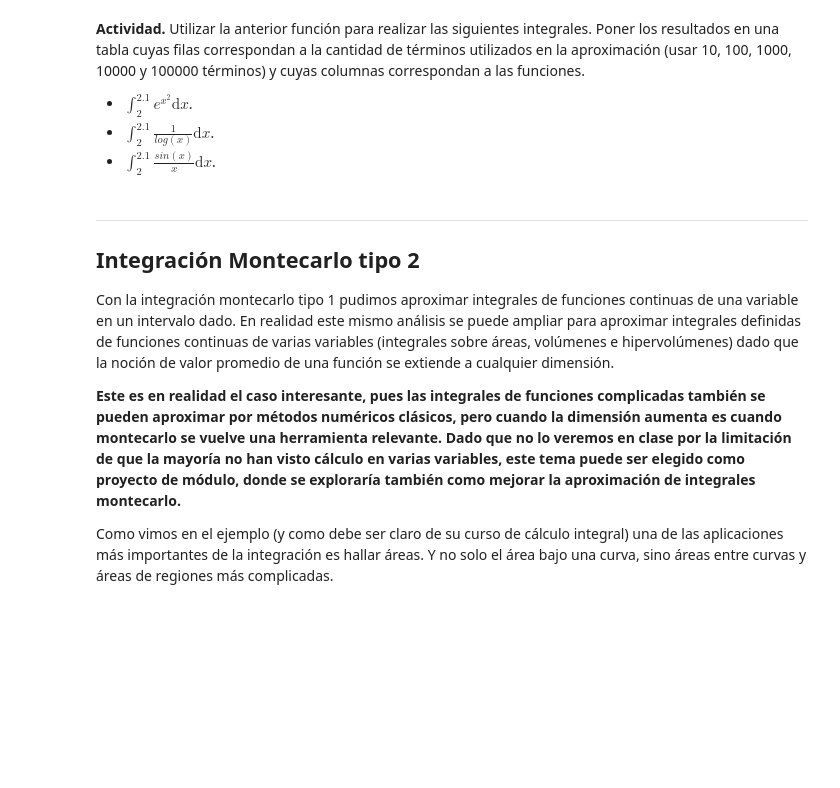
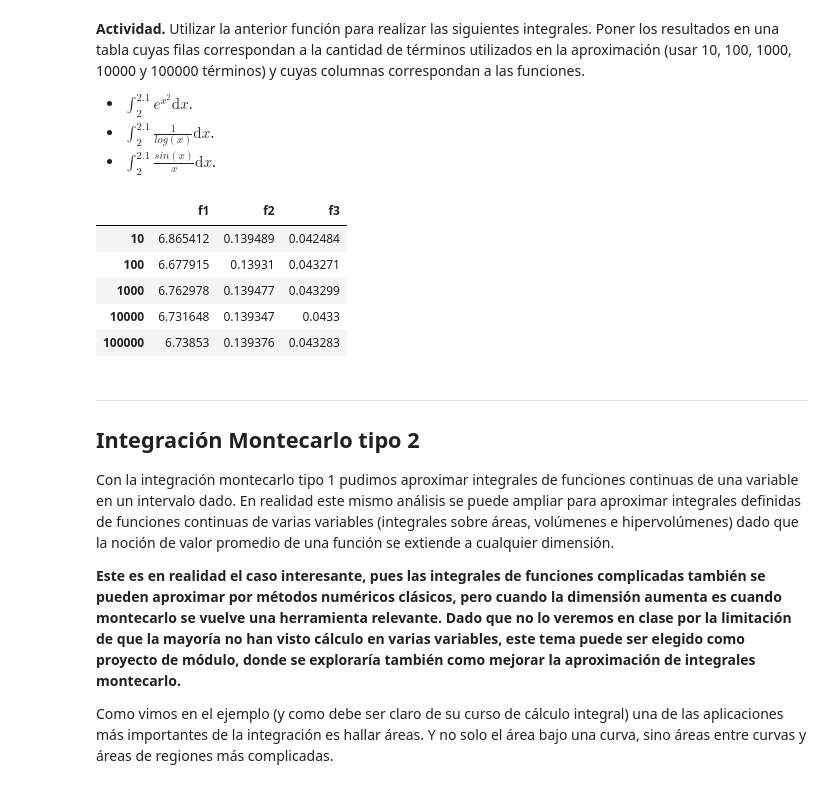
Before and after one commit to ArellanoMCarlos/SimMat_V2024, a Jupyter notebook: Montecarlo/IntegracionMontecarlo.ipynb, the cells around one changed output. Saved outputs shown, nothing was run; the diff lists cells and outputs as text; code cells hidden in the pictures; blank space fills up the shorter version.

```diff
--- a/Montecarlo/IntegracionMontecarlo.ipynb
+++ b/Montecarlo/IntegracionMontecarlo.ipynb
@@ -178,3 +182,8 @@ Escribamos una función que tenga como entradas:
 - el número de términos que se usará en la aproximación $N$,
 
 y que devuelva la aproximación montecarlo tipo 1 de la integral $\int_{a}^{b}f(x)\text{d}x$.
+# %%
+def integracion1(f,a,b,N):
+  u=np.random.uniform(a,b,N) # U(a,b)
+  y=f(u)
+  return y.mean()*(b-a)      # y.mean()  ->  promedio de 'y'  =  np.mean(y)
@@ -183,6 +196,25 @@ y que devuelva la aproximación montecarlo tipo 1 de la integral $\int_{a}^{b}f(
 - $\int_{2}^{2.1} e^{x^2}\text{d}x$.
 - $\int_{2}^{2.1} \frac{1}{log(x)}\text{d}x$.
 - $\int_{2}^{2.1} \frac{sin(x)}{x}\text{d}x$.
+# %%
+# Definimos un 'diccionario'
+f={'f1':lambda x:np.exp(x**2),
+   'f2':lambda x:1/np.log(x),
+   'f3':lambda x:np.sin(x)/x}
+Ns=np.logspace(1,5,5).astype('int') # 10^1,...,10^5
+tab=pd.DataFrame(index=Ns,columns=['f1','f2','f3'])
+# %%
+for N in Ns:
+  for c in f:
+    tab.loc[N,c]=integracion1(f[c],2,2.1,N)
+tab
+# %% [output]
+|  | f1 | f2 | f3 |
+| 10 | 6.865412 | 0.139489 | 0.042484 |
+| 100 | 6.677915 | 0.13931 | 0.043271 |
+| 1000 | 6.762978 | 0.139477 | 0.043299 |
+| 10000 | 6.731648 | 0.139347 | 0.0433 |
+| 100000 | 6.73853 | 0.139376 | 0.043283 |
 # %% [markdown]
 ___
 ## Integración Montecarlo tipo 2
```
Also changed, not shown: parts of 13 cells of this notebook.
